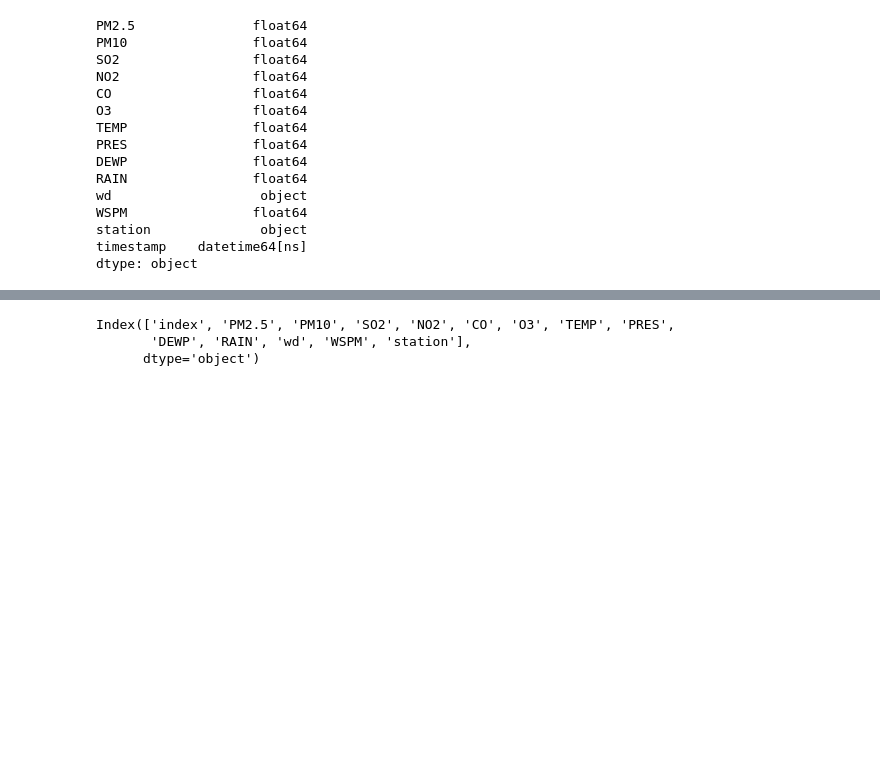
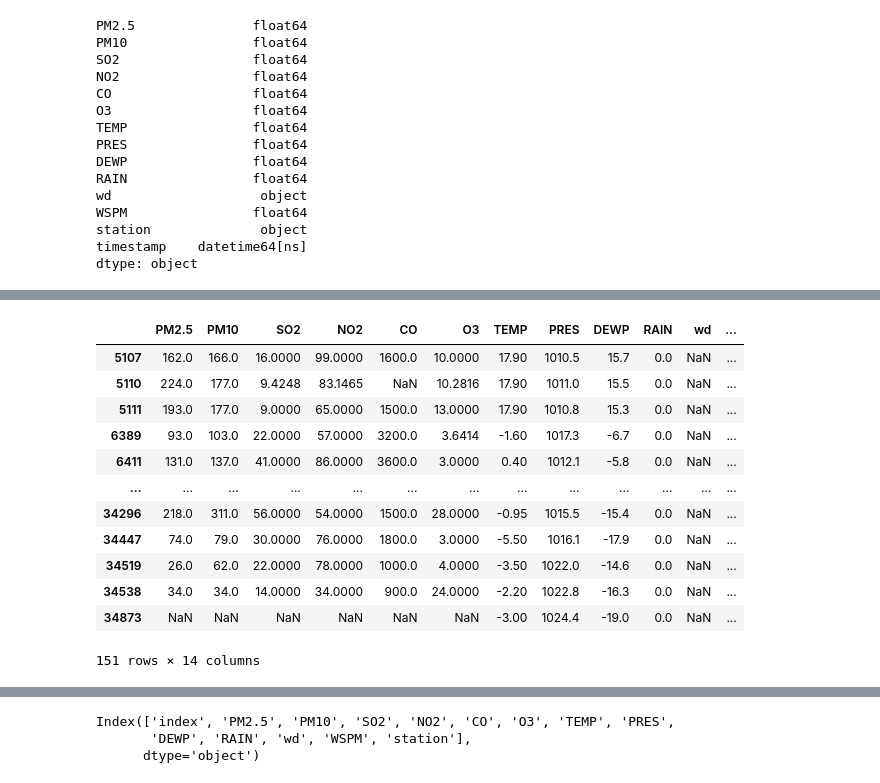
Before and after one commit to Nihar-Patel-371/Time-Series-Air-Quality-Index-Analysis, a Jupyter notebook: air-quality-index.ipynb, the cells around one changed output, grey strips where cells are left out. Cells and saved outputs as stored; diff of their text form; code cells hidden in the pictures; blank space fills up the shorter version.

```diff
--- a/air-quality-index.ipynb
+++ b/air-quality-index.ipynb
@@ -183,3 +203,19 @@ Text(0.5, 1.0, 'O3 over the Timeframe')
+# %%
+df_0[df_0[['TEMP', 'PRES', 'DEWP', 'RAIN', 'wd', 'WSPM', 'station']].isna().any(axis=1)]
+# %% [output]
+|  | PM2.5 | PM10 | SO2 | NO2 | CO | O3 | TEMP | PRES | DEWP | RAIN | wd | ... |
+| 5107 | 162.0 | 166.0 | 16.0000 | 99.0000 | 1600.0 | 10.0000 | 17.90 | 1010.5 | 15.7 | 0.0 | NaN | ... |
+| 5110 | 224.0 | 177.0 | 9.4248 | 83.1465 | NaN | 10.2816 | 17.90 | 1011.0 | 15.5 | 0.0 | NaN | ... |
+| 5111 | 193.0 | 177.0 | 9.0000 | 65.0000 | 1500.0 | 13.0000 | 17.90 | 1010.8 | 15.3 | 0.0 | NaN | ... |
+| 6389 | 93.0 | 103.0 | 22.0000 | 57.0000 | 3200.0 | 3.6414 | -1.60 | 1017.3 | -6.7 | 0.0 | NaN | ... |
+| 6411 | 131.0 | 137.0 | 41.0000 | 86.0000 | 3600.0 | 3.0000 | 0.40 | 1012.1 | -5.8 | 0.0 | NaN | ... |
+| ... | ... | ... | ... | ... | ... | ... | ... | ... | ... | ... | ... | ... |
+| 34296 | 218.0 | 311.0 | 56.0000 | 54.0000 | 1500.0 | 28.0000 | -0.95 | 1015.5 | -15.4 | 0.0 | NaN | ... |
+| 34447 | 74.0 | 79.0 | 30.0000 | 76.0000 | 1800.0 | 3.0000 | -5.50 | 1016.1 | -17.9 | 0.0 | NaN | ... |
+| 34519 | 26.0 | 62.0 | 22.0000 | 78.0000 | 1000.0 | 4.0000 | -3.50 | 1022.0 | -14.6 | 0.0 | NaN | ... |
+| 34538 | 34.0 | 34.0 | 14.0000 | 34.0000 | 900.0 | 24.0000 | -2.20 | 1022.8 | -16.3 | 0.0 | NaN | ... |
+| 34873 | NaN | NaN | NaN | NaN | NaN | NaN | -3.00 | 1024.4 | -19.0 | 0.0 | NaN | ... |
+151 rows × 14 columns
 # %%
 # Function to replace NaN values with the average of the non-NaN values above and below
 def replace_nan_with_average(series):
```
Also changed, not shown: parts of 33 cells of this notebook.
